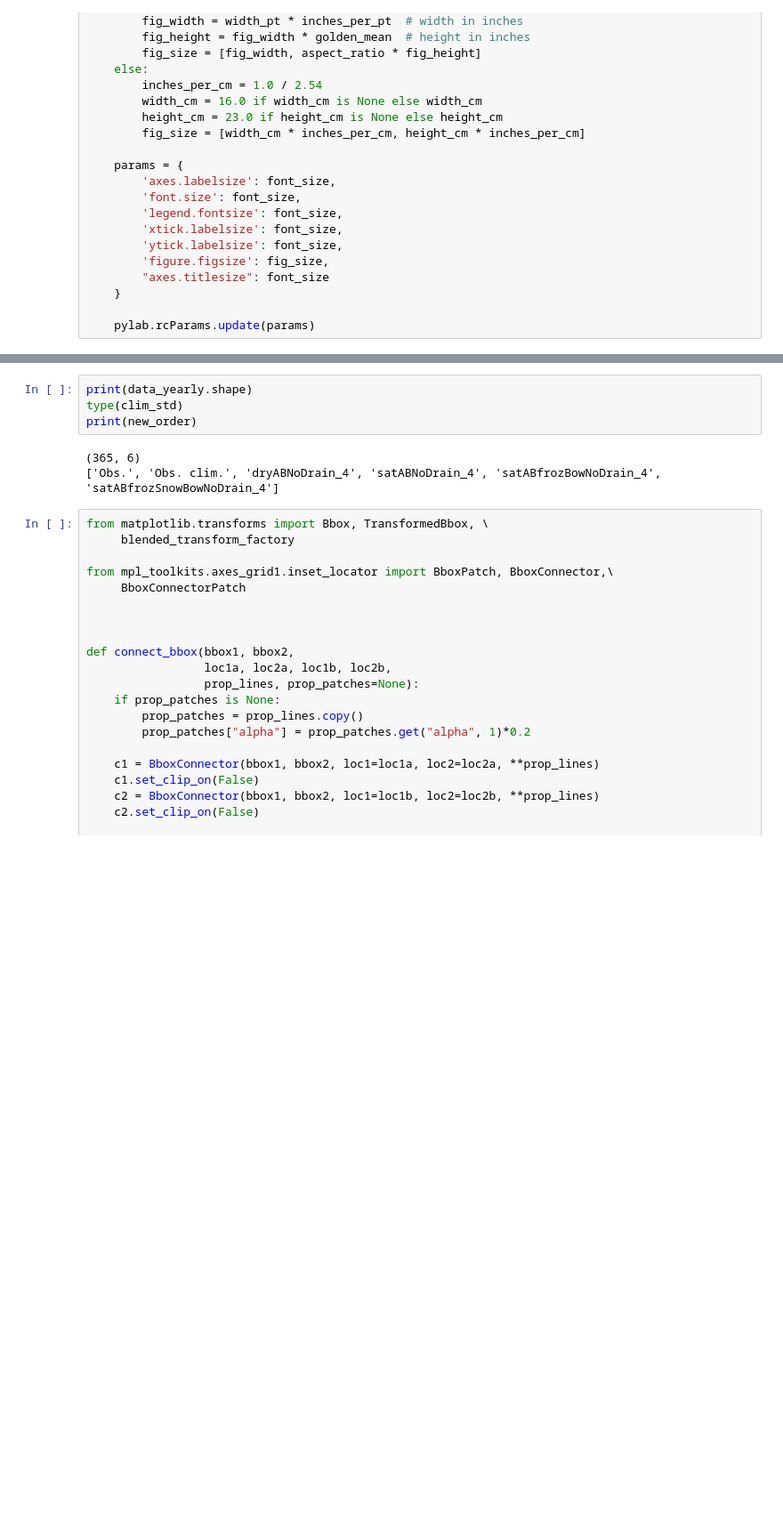
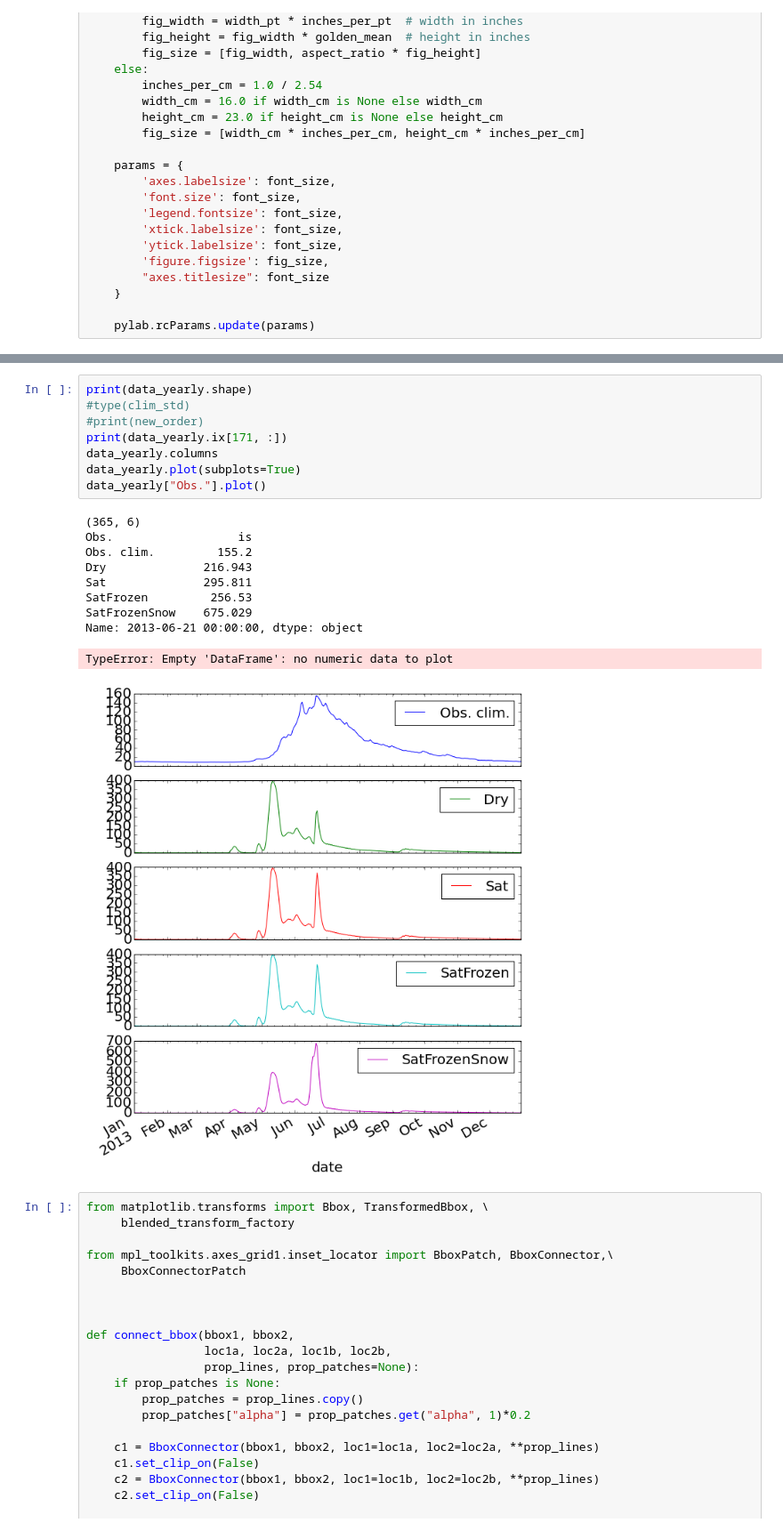
Before and after one commit to guziy/PyNotebooks, a Jupyter notebook: data_for_sasha_1_year/plot_hydrographs.ipynb, the cells around one changed output, grey strips where cells are left out. Shown: that part at 89% size. Drawn from its saved outputs; the diff is of its cells as text; blank space fills up the shorter version.

```diff
--- a/data_for_sasha_1_year/plot_hydrographs.ipynb
+++ b/data_for_sasha_1_year/plot_hydrographs.ipynb
@@ -219,10 +227,22 @@ satABfrozsnowBow
 # %%
 print(data_yearly.shape)
-type(clim_std)
-print(new_order)
+#type(clim_std)
+#print(new_order)
+print(data_yearly.ix[171, :])
+data_yearly.columns
+data_yearly.plot(subplots=True)
+data_yearly["Obs."].plot()
 # %% [output]
 (365, 6)
-['Obs.', 'Obs. clim.', 'dryABNoDrain_4', 'satABNoDrain_4', 'satABfrozBowNoDrain_4', 'satABfrozSnowBowNoDrain_4']
+Obs.                  is
+Obs. clim.         155.2
+Dry              216.943
+Sat              295.811
+SatFrozen         256.53
+SatFrozenSnow    675.029
+Name: 2013-06-21 00:00:00, dtype: object
+TypeError: Empty 'DataFrame': no numeric data to plot
+[figure, added]
 # %%
 from matplotlib.transforms import Bbox, TransformedBbox, \
      blended_transform_factory
```
Also changed, not shown: parts of 5 cells of this notebook.
